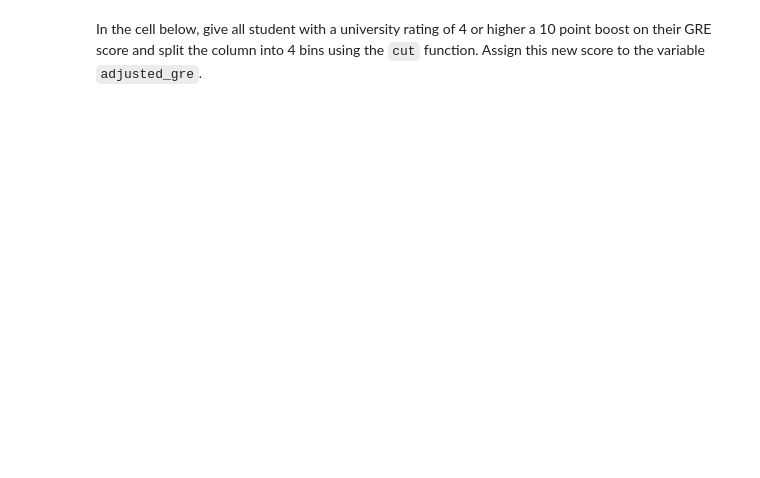
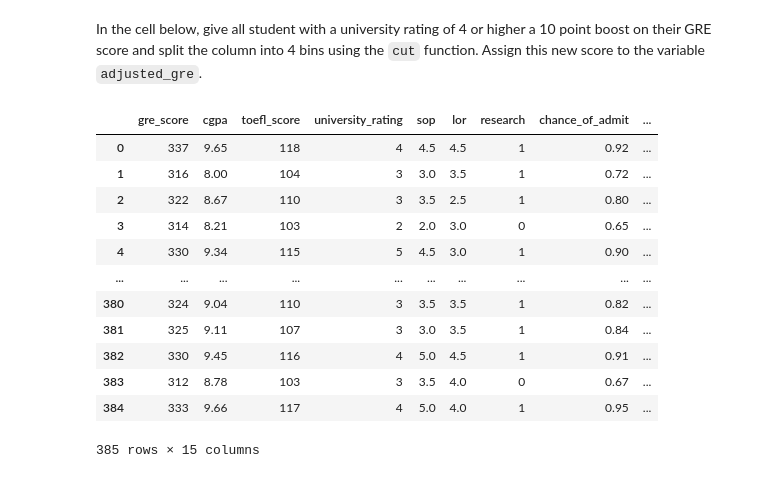
Before and after one commit to ta-data-lis/lab-advanced-pandas, a Jupyter notebook: your-code/main.ipynb, the cells around one changed output. Saved outputs shown, nothing was run; the diff lists cells and outputs as text; code cells hidden in the pictures; blank space fills up the shorter version.

```diff
--- a/your-code/main.ipynb
+++ b/your-code/main.ipynb
@@ -97,0 +58,8 @@ admissions
+# %%
+# Option 1: We use str.strip() function on the respective column name/s to strip the trailing space in pandas
+
+admissions.columns = admissions.columns.str.strip()
+admissions
+
+# Note: when reading the dataframe from .csv, we could have already removed the trailing spaces as below:
+# df1["employee_id"]  = df1["employee_id"].str.strip()
@@ -386,0 +433,12 @@ Create a column called `decision` in the `admissions` dataframe. Assign 1 to thi
+# %%
+# your code here
+
+#1. We create a function to understand if decision -a variable for any value that we have in deciding_column - is 1 (when > 0.8) or 0 (when <= 0.8)
+
+def decision(x):
+    if x > 0.8:
+        return 1
+    else:
+        return 0
+
+decision(380)
@@ -386,0 +464,5 @@ Create a column called `decision` in the `admissions` dataframe. Assign 1 to thi
+# %%
+#3. We add the newly created Decision column to out dataframe admission
+
+admissions['Decision'] = admissions['Deciding Column'].apply(decision)
+admissions.head()
@@ -398,0 +492,3 @@ In the cell below, remove all non character symbols from the column names, repla
+# %%
+admissions.columns = admissions.columns.str.strip().str.replace(" ", "_").str.lower()
+admissions.columns
@@ -402,0 +520,25 @@ In the cell below, give all student with a university rating of 4 or higher a 10
+# %%
+#1. We create a new column called 'adjusted_gre', to which we will apply our condition
+
+admissions['adjusted_gre'] = admissions['gre_score']
+condition = admissions['university_rating'] > 4
+
+#2. We use dataframe.loc in order to add 10, to the adjusted_gre values that satisfies the condition of university rating > 4
+admissions.loc[condition, 'adjusted_gre'] += 10
+
+#3. We print the dataframe admissions, with the new column adjusted_gre
+admissions
+# %% [output]
+|  | gre_score | cgpa | toefl_score | university_rating | sop | lor | research | chance_of_admit | ... |
+| 0 | 337 | 9.65 | 118 | 4 | 4.5 | 4.5 | 1 | 0.92 | ... |
+| 1 | 316 | 8.00 | 104 | 3 | 3.0 | 3.5 | 1 | 0.72 | ... |
+| 2 | 322 | 8.67 | 110 | 3 | 3.5 | 2.5 | 1 | 0.80 | ... |
+| 3 | 314 | 8.21 | 103 | 2 | 2.0 | 3.0 | 0 | 0.65 | ... |
+| 4 | 330 | 9.34 | 115 | 5 | 4.5 | 3.0 | 1 | 0.90 | ... |
+| ... | ... | ... | ... | ... | ... | ... | ... | ... | ... |
+| 380 | 324 | 9.04 | 110 | 3 | 3.5 | 3.5 | 1 | 0.82 | ... |
+| 381 | 325 | 9.11 | 107 | 3 | 3.0 | 3.5 | 1 | 0.84 | ... |
+| 382 | 330 | 9.45 | 116 | 4 | 5.0 | 4.5 | 1 | 0.91 | ... |
+| 383 | 312 | 8.78 | 103 | 3 | 3.5 | 4.0 | 0 | 0.67 | ... |
+| 384 | 333 | 9.66 | 117 | 4 | 5.0 | 4.0 | 1 | 0.95 | ... |
+385 rows × 15 columns
```
Also changed, not shown: parts of 19 cells of this notebook.
